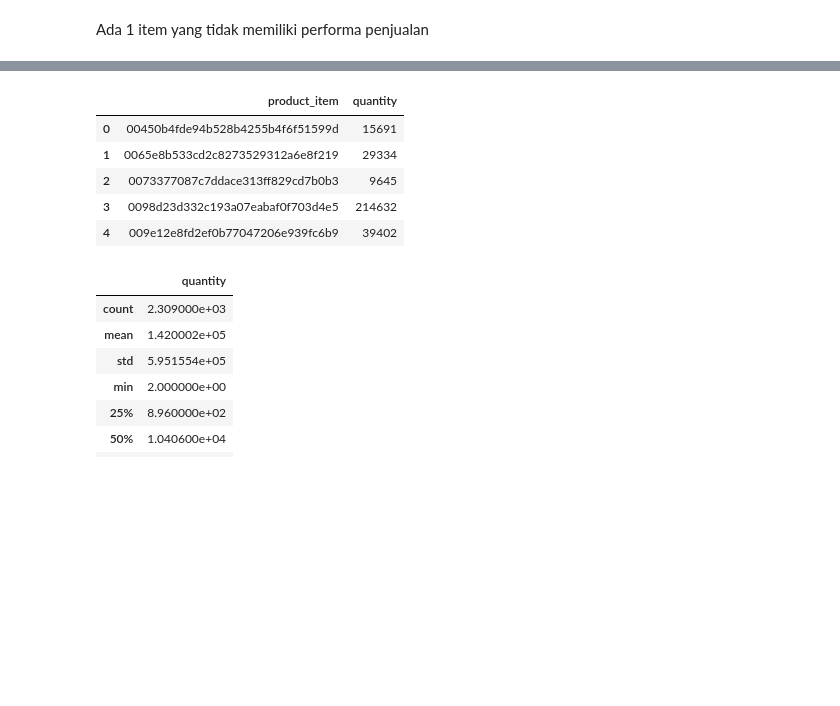
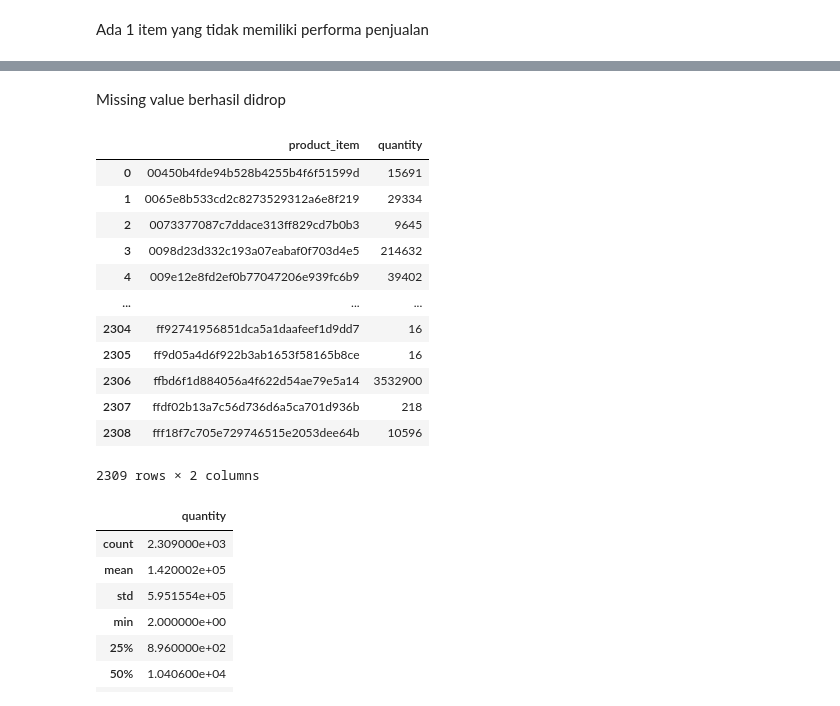
Before and after one commit to andik-alfauzi/Sales-Prediction, a Jupyter notebook: Time_Series_Sales_Prediction.ipynb, the cells around one changed output, grey strips where cells are left out. Cells and saved outputs as stored; diff of their text form; code cells hidden in the pictures; blank space fills up the shorter version.

```diff
--- a/Time_Series_Sales_Prediction.ipynb
+++ b/Time_Series_Sales_Prediction.ipynb
@@ -170,0 +199,3 @@ Ada 1 item yang tidak memiliki performa penjualan
+# %%
+# Drop missing data
+data = data.dropna()
@@ -171,19 +217,28 @@ Ada 1 item yang tidak memiliki performa penjualan
+# %% [markdown]
+Missing value berhasil didrop
 # %%
 # Check sales per item
 salesPerItem = data.groupby('product_item', as_index=False)['quantity'].sum()
 
 # Creating dataframe
 salesPerItem = pd.DataFrame(salesPerItem)
 
 # Display
-salesPerItem.head()
+salesPerItem
 # %% [output]
 |  | product_item | quantity |
 | 0 | 00450b4fde94b528b4255b4f6f51599d | 15691 |
 | 1 | 0065e8b533cd2c8273529312a6e8f219 | 29334 |
 | 2 | 0073377087c7ddace313ff829cd7b0b3 | 9645 |
 | 3 | 0098d23d332c193a07eabaf0f703d4e5 | 214632 |
 | 4 | 009e12e8fd2ef0b77047206e939fc6b9 | 39402 |
+| ... | ... | ... |
+| 2304 | ff92741956851dca5a1daafeef1d9dd7 | 16 |
+| 2305 | ff9d05a4d6f922b3ab1653f58165b8ce | 16 |
+| 2306 | ffbd6f1d884056a4f622d54ae79e5a14 | 3532900 |
+| 2307 | ffdf02b13a7c56d736d6a5ca701d936b | 218 |
+| 2308 | fff18f7c705e729746515e2053dee64b | 10596 |
+2309 rows × 2 columns
 # %%
 # Describing sales per item
 salesPerItem.describe()
```
Also changed, not shown: parts of 46 cells of this notebook.
